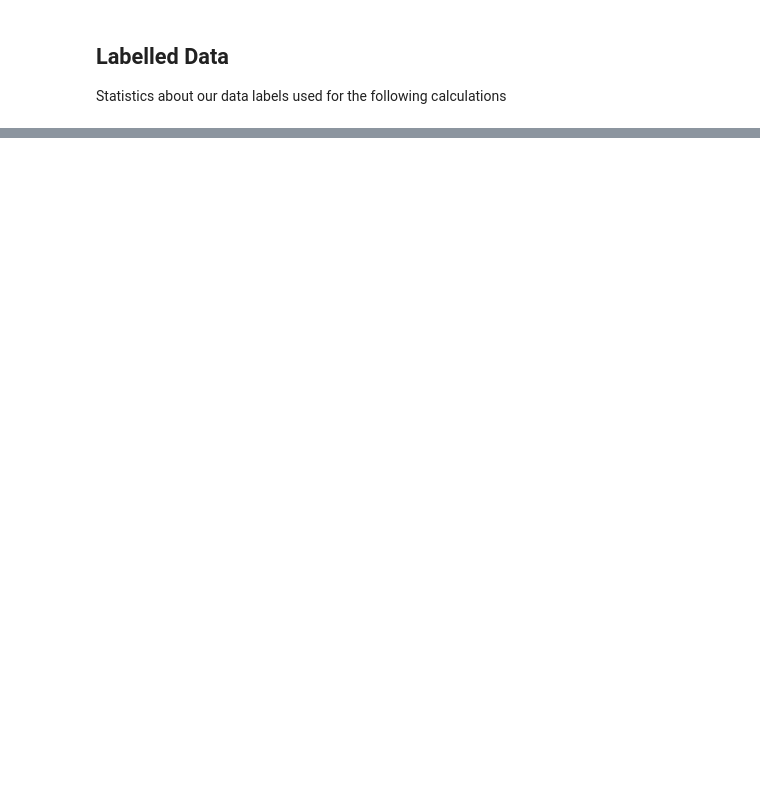
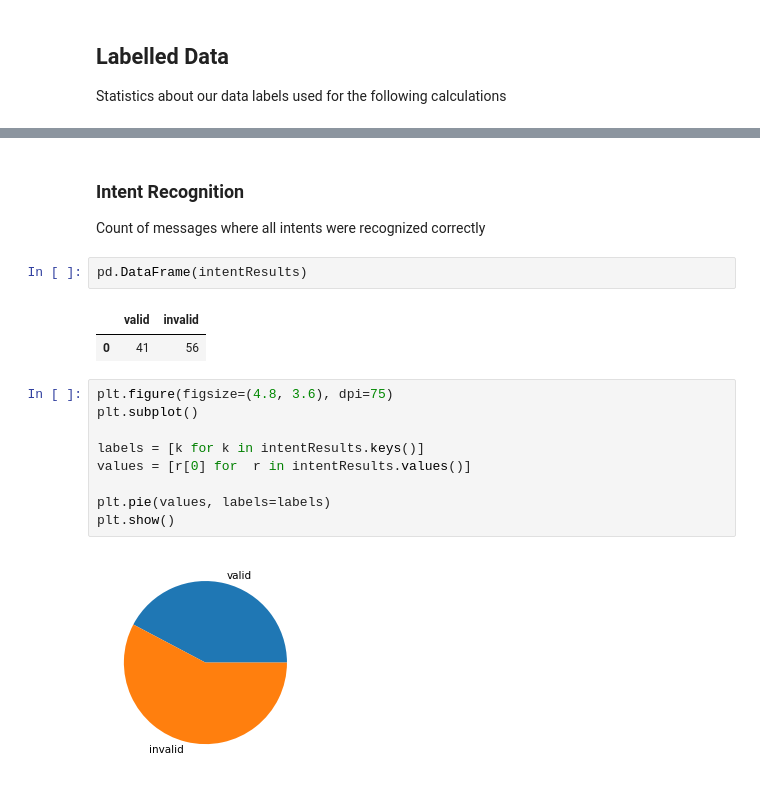
Before and after one commit to vettaioa/FluLoS-Code, a Jupyter notebook: calculation/context/ContextErrorRate.ipynb, the cells around one changed output, grey strips where cells are left out. Cells and saved outputs as stored; diff of their text form; blank space fills up the shorter version.

```diff
--- a/calculation/context/ContextErrorRate.ipynb
+++ b/calculation/context/ContextErrorRate.ipynb
@@ -53,0 +182,19 @@ print('# labelled callsigns:\t\t', len(callsignsSet), '\tin', len(callsigns), 'm
+# %% [markdown]
+### Intent Recognition
+Count of messages where all intents were recognized correctly
+# %%
+pd.DataFrame(intentResults)
+# %% [output]
+|  | valid | invalid |
+| 0 | 41 | 56 |
+# %%
+plt.figure(figsize=(4.8, 3.6), dpi=75)
+plt.subplot()
+
+labels = [k for k in intentResults.keys()]
+values = [r[0] for  r in intentResults.values()]
+
+plt.pie(values, labels=labels)
+plt.show()
+# %% [output]
+[figure, added]
```
Also changed, not shown: parts of 19 cells of this notebook, 3 other files.
